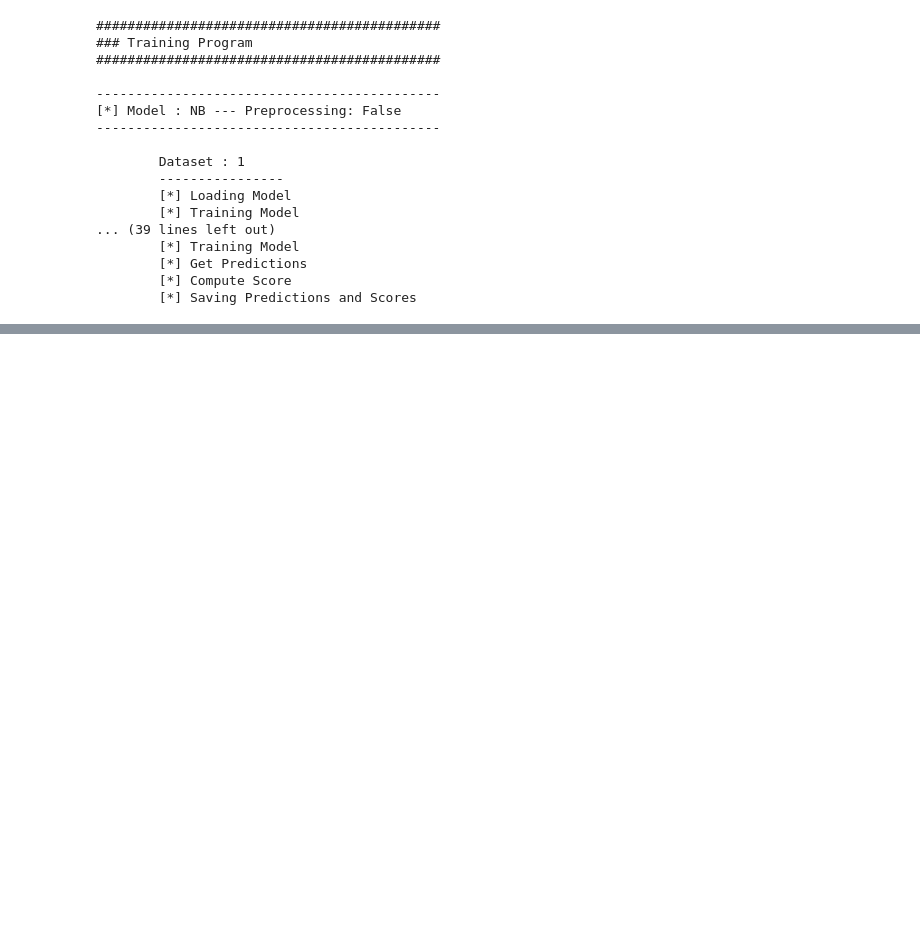
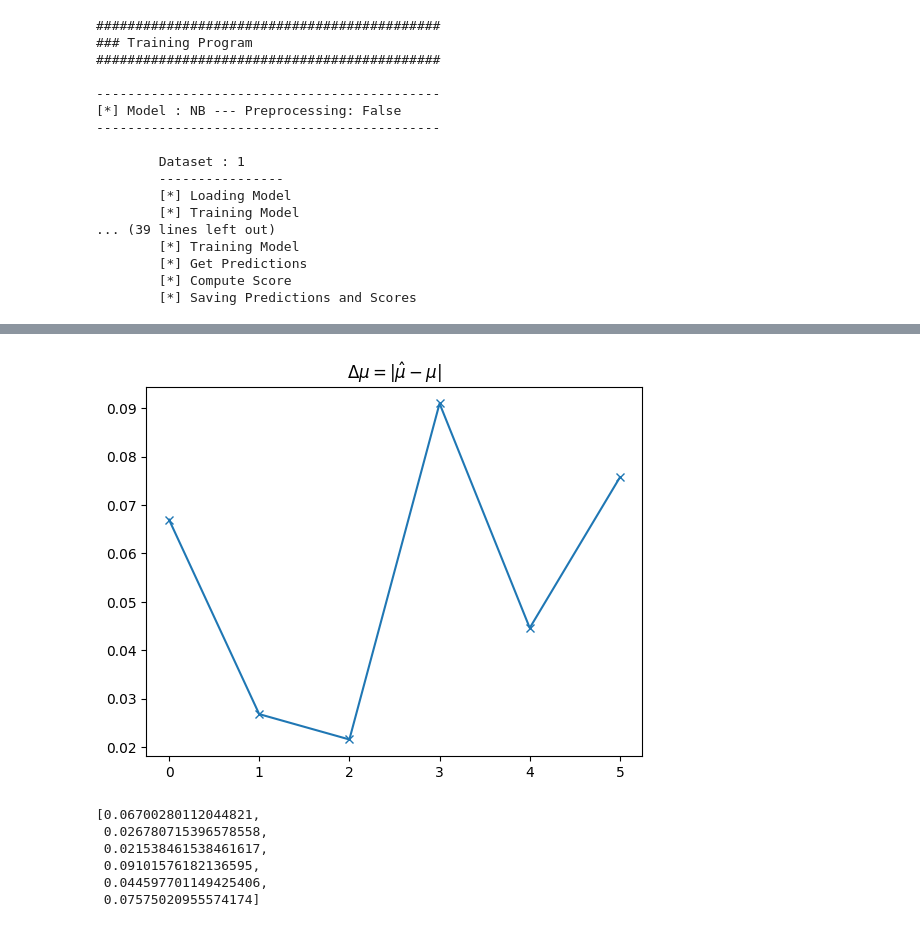
Before and after one commit to ihsaan-ullah/fair-universe, a Jupyter notebook: starting_kit_Physics/README_Translation.ipynb, the cells around one changed output, grey strips where cells are left out. Cells and saved outputs as stored; diff of their text form; code cells hidden in the pictures; blank space fills up the shorter version.

Commit message:
delta mu added

```diff
--- a/starting_kit_Physics/README_Translation.ipynb
+++ b/starting_kit_Physics/README_Translation.ipynb
@@ -320,0 +335,17 @@ plt.show()
+# %%
+delta_mu = [np.abs(mu.get_mu() - mu_hat) for mu, mu_hat in zip(data_gen_params, estimated_mu)]
+plt.plot(delta_mu, marker="x")
+plt.title("$\Delta{\mu} = |\hat{\mu} -\mu|$")
+plt.ylim(0.9,1.1)
+plt.show()
+# %% [output]
+[figure, added]
+# %%
+delta_mu
+# %% [output]
+[0.06700280112044821,
+ 0.026780715396578558,
+ 0.021538461538461617,
+ 0.09101576182136595,
+ 0.044597701149425406,
+ 0.07575020955574174]
```
Also changed, not shown: parts of 7 cells of this notebook, 1 other file.
